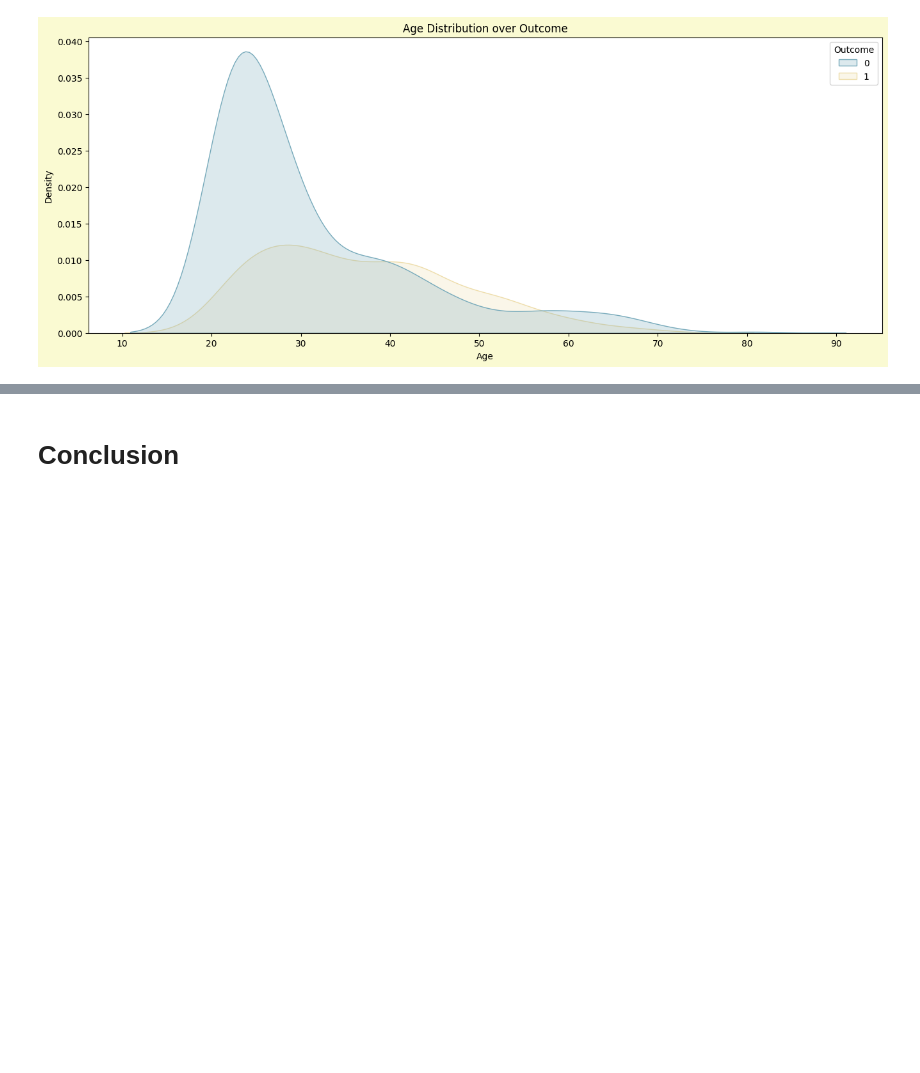
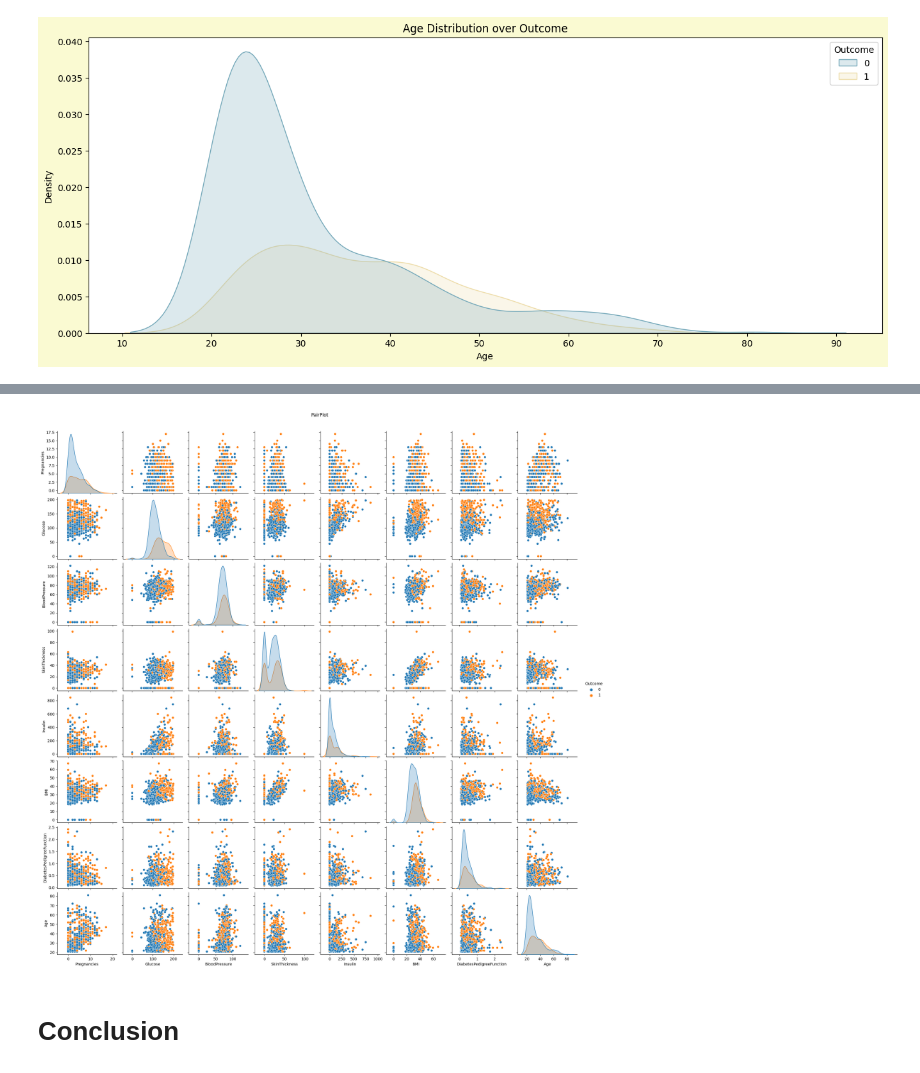
Before and after one commit to hmarathe420/Diabetes_Prediction, a Jupyter notebook: Diabetes_Prediction.ipynb, the cells around one changed output, grey strips where cells are left out. Saved outputs shown, nothing was run; the diff lists cells and outputs as text; code cells hidden in the pictures; blank space fills up the shorter version.

```diff
--- a/Diabetes_Prediction.ipynb
+++ b/Diabetes_Prediction.ipynb
@@ -243,3 +262,11 @@ plt.show()
+# %%
+# Ploting the Pairplot
+plt.rcParams['figure.autolayout'] == True
+sns.pairplot(data =df, hue = 'Outcome', diag_kind = 'kde')
+plt.suptitle("PairPlot", y= 1.02)
+plt.show();
+# %% [output]
+[figure, added]
 # %% [markdown]
 # **Conclusion**
 # %% [markdown]
```
Also changed, not shown: parts of 5 cells of this notebook.
